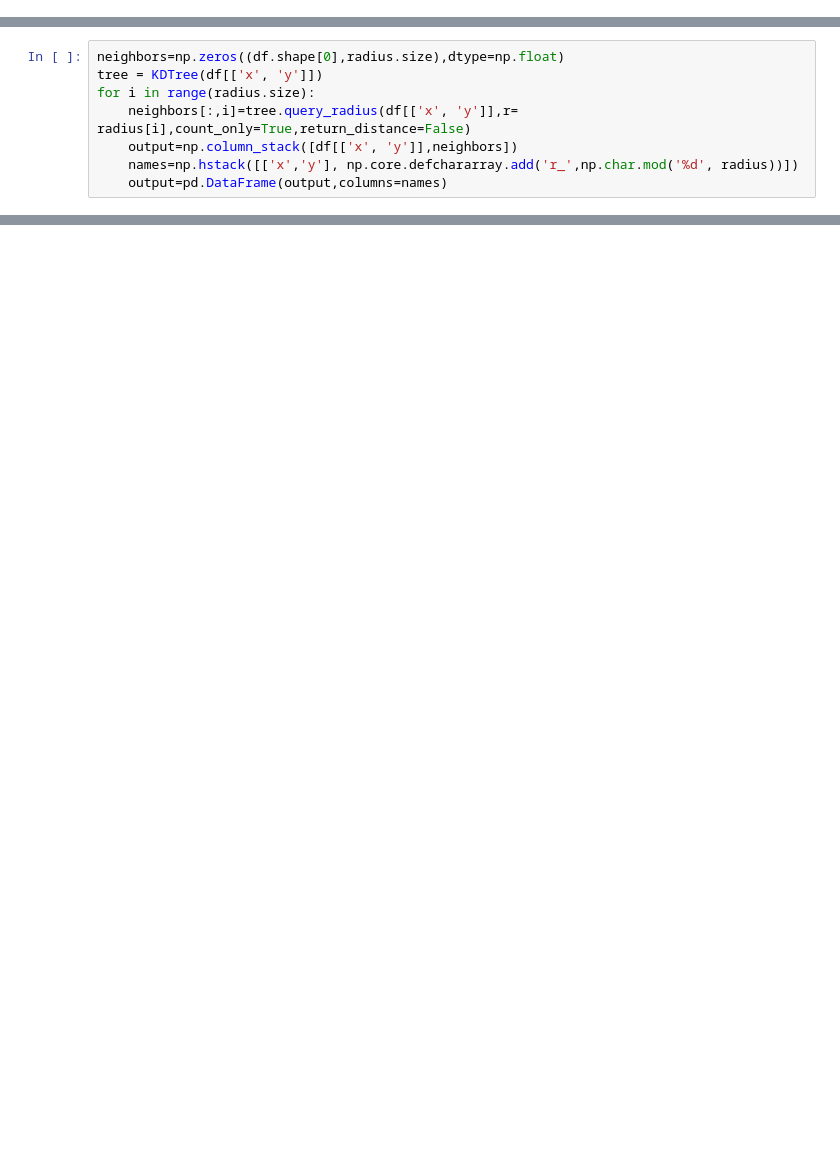
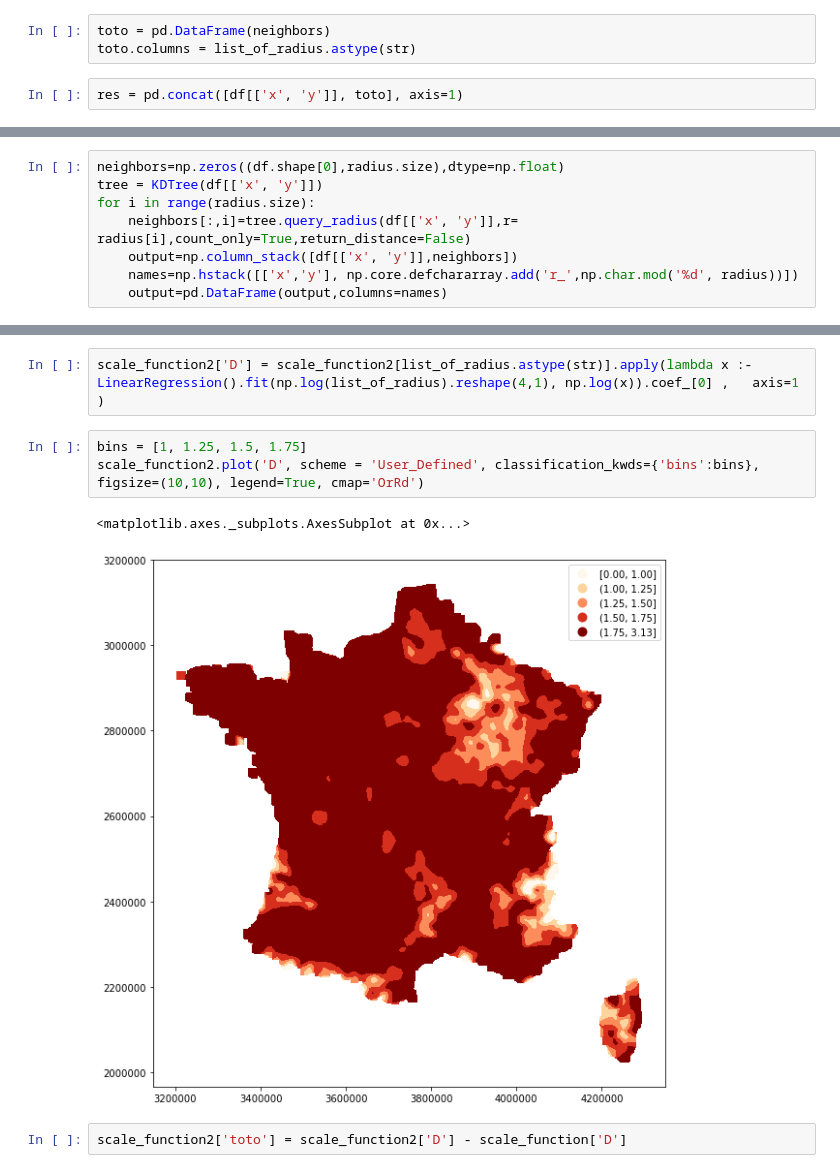
Before and after one commit to fsemecurbe/GWFA, a Jupyter notebook: Gwfa.ipynb, the cells around one changed output, grey strips where cells are left out. Cells and saved outputs as stored; diff of their text form; blank space fills up the shorter version.

```diff
--- a/Gwfa.ipynb
+++ b/Gwfa.ipynb
@@ -14,0 +31,5 @@ df = pd.read_csv('Filosofi2015_french_grid.zip', compression='zip')
+# %%
+toto = pd.DataFrame(neighbors)
+toto.columns = list_of_radius.astype(str)
+# %%
+res = pd.concat([df[['x', 'y']], toto], axis=1)
@@ -40,0 +168,10 @@ scale_function.plot('D', scheme = 'quantiles')
+# %%
+scale_function2['D'] = scale_function2[list_of_radius.astype(str)].apply(lambda x :-LinearRegression().fit(np.log(list_of_radius).reshape(4,1), np.log(x)).coef_[0] ,   axis=1 )
+# %%
+bins = [1, 1.25, 1.5, 1.75]
+scale_function2.plot('D', scheme = 'User_Defined', classification_kwds={'bins':bins}, figsize=(10,10), legend=True, cmap='OrRd')
+# %% [output]
+<matplotlib.axes._subplots.AxesSubplot at 0x...>
+[figure, added]
+# %%
+scale_function2['toto'] = scale_function2['D'] - scale_function['D']
```
Also changed, not shown: parts of 36 cells of this notebook.
